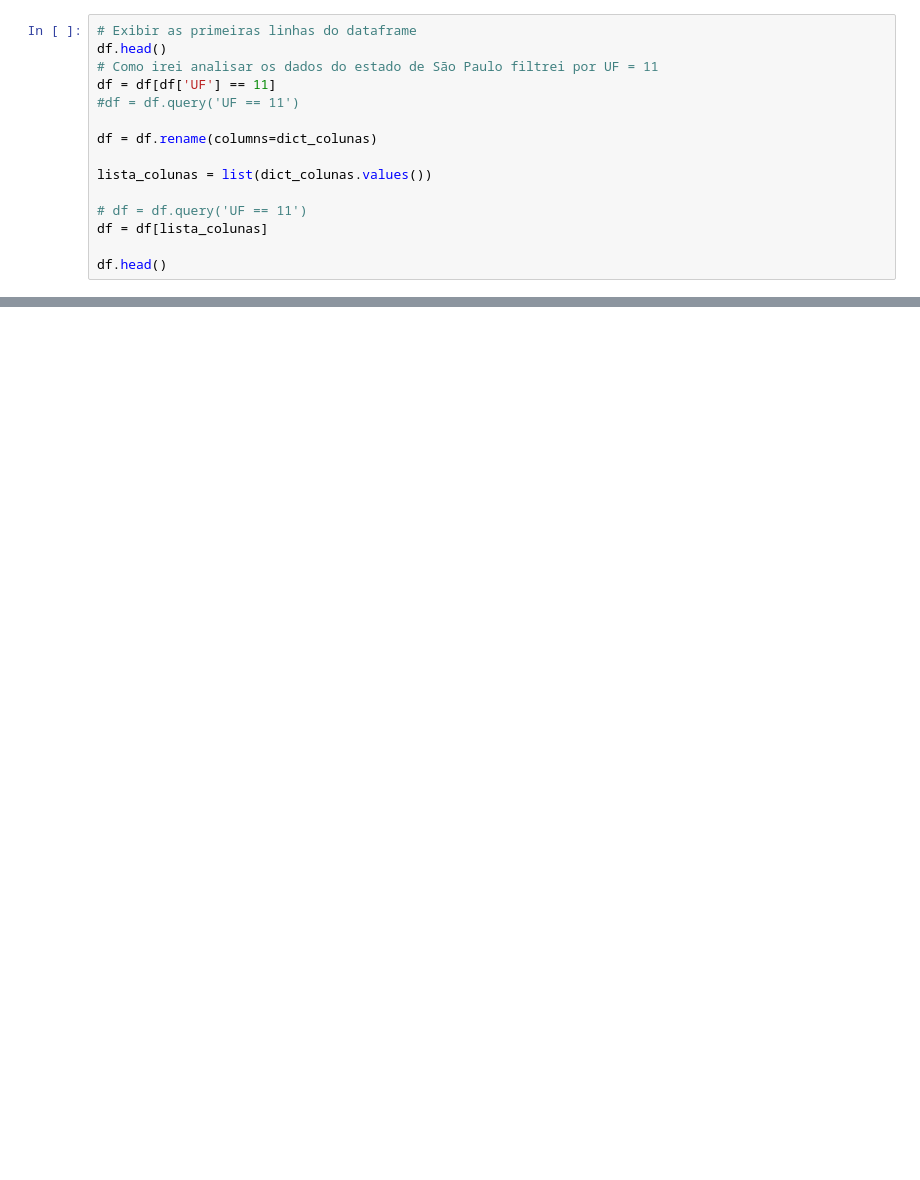
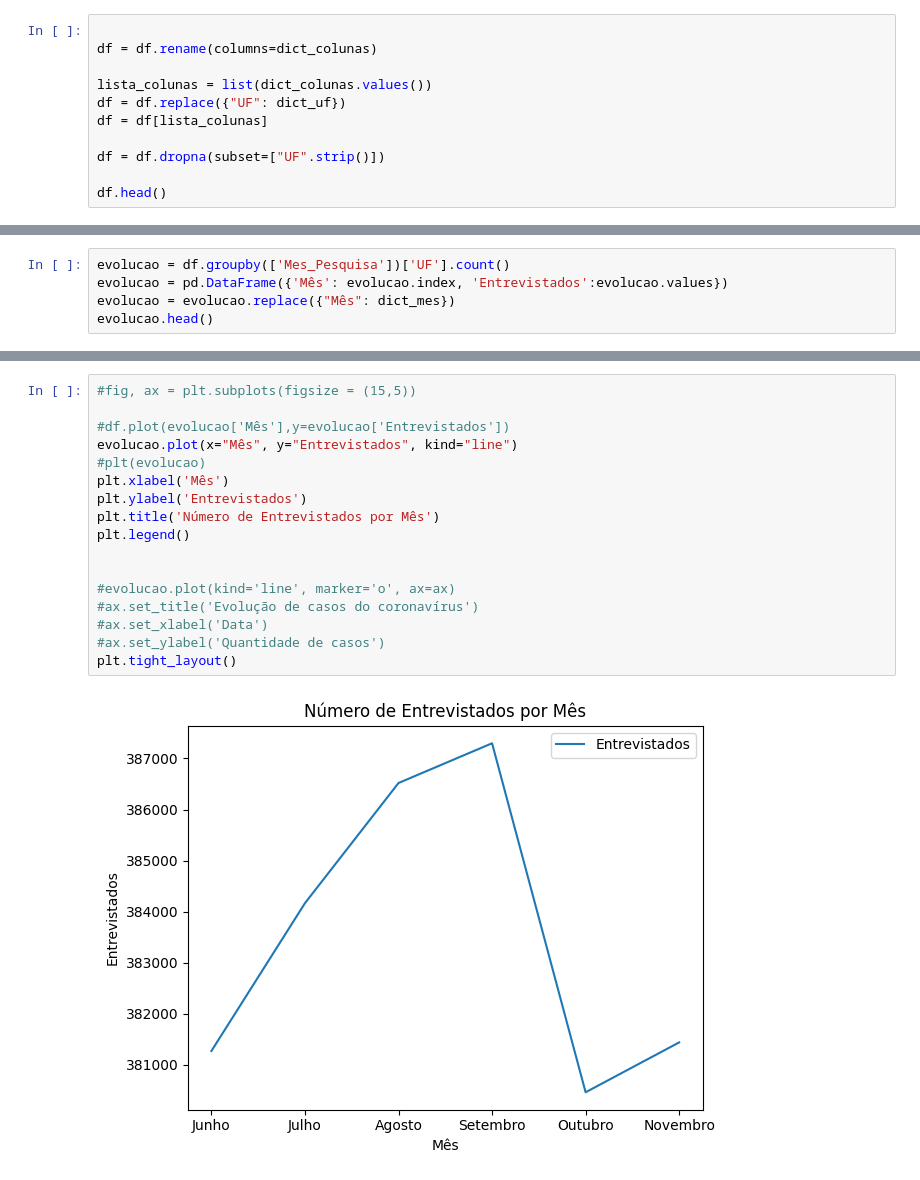
Before and after one commit to Iana-Neri22/AnalyticsStudies, a Jupyter notebook: analise_covid.ipynb, the cells around one changed output, grey strips where cells are left out. Drawn from its saved outputs; the diff is of its cells as text; blank space fills up the shorter version.

```diff
--- a/analise_covid.ipynb
+++ b/analise_covid.ipynb
@@ -70,18 +117,14 @@ if not os.path.exists(f'{caminho_arquivos}/DadosCovidCompilados.csv.'):
     df.to_csv(f'{caminho_arquivos}/DadosCovidCompilados.csv')
 df = pd.read_csv(f'{caminho_arquivos}/DadosCovidCompilados.csv', usecols=lista_colunas)
 # %%
-# Exibir as primeiras linhas do dataframe
-df.head()
-# Como irei analisar os dados do estado de São Paulo filtrei por UF = 11
-df = df[df['UF'] == 11]
-#df = df.query('UF == 11')
 
 df = df.rename(columns=dict_colunas)
 
 lista_colunas = list(dict_colunas.values())
-
-# df = df.query('UF == 11')
+df = df.replace({"UF": dict_uf})
 df = df[lista_colunas]
 
+df = df.dropna(subset=["UF".strip()])
+
 df.head()
 # %% [output]
@@ -88,0 +244,5 @@ KeyError: 'UF'
+# %%
+evolucao = df.groupby(['Mes_Pesquisa'])['UF'].count()
+evolucao = pd.DataFrame({'Mês': evolucao.index, 'Entrevistados':evolucao.values})
+evolucao = evolucao.replace({"Mês": dict_mes})
+evolucao.head()
@@ -88,0 +256,19 @@ KeyError: 'UF'
+# %%
+#fig, ax = plt.subplots(figsize = (15,5))
+
+#df.plot(evolucao['Mês'],y=evolucao['Entrevistados'])
+evolucao.plot(x="Mês", y="Entrevistados", kind="line")
+#plt(evolucao)
+plt.xlabel('Mês')
+plt.ylabel('Entrevistados')
+plt.title('Número de Entrevistados por Mês')
+plt.legend()
+
+
+#evolucao.plot(kind='line', marker='o', ax=ax)
+#ax.set_title('Evolução de casos do coronavírus')
+#ax.set_xlabel('Data')
+#ax.set_ylabel('Quantidade de casos')
+plt.tight_layout()
+# %% [output]
+[figure, added]
```
Also changed, not shown: parts of 11 cells of this notebook.
